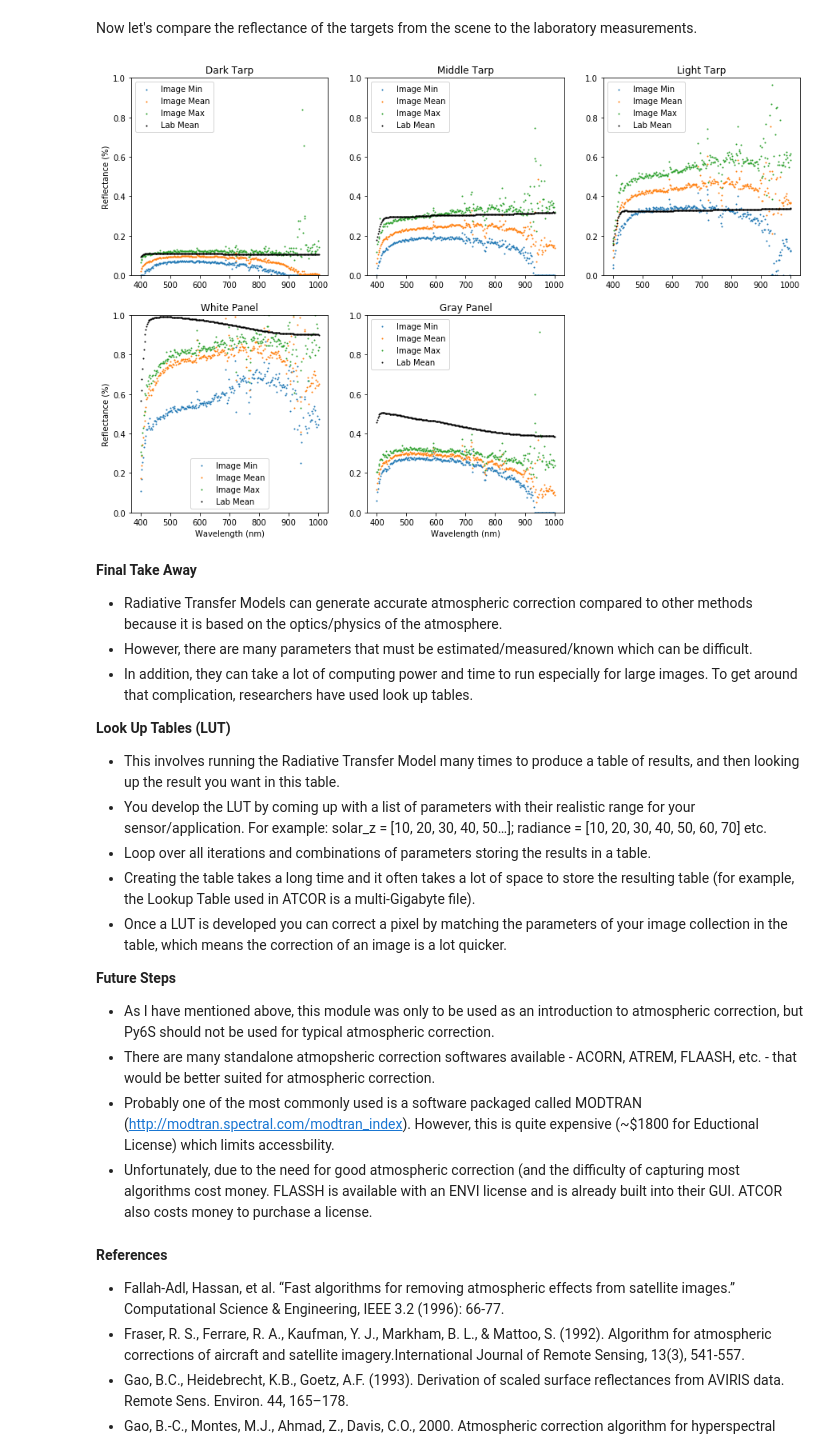
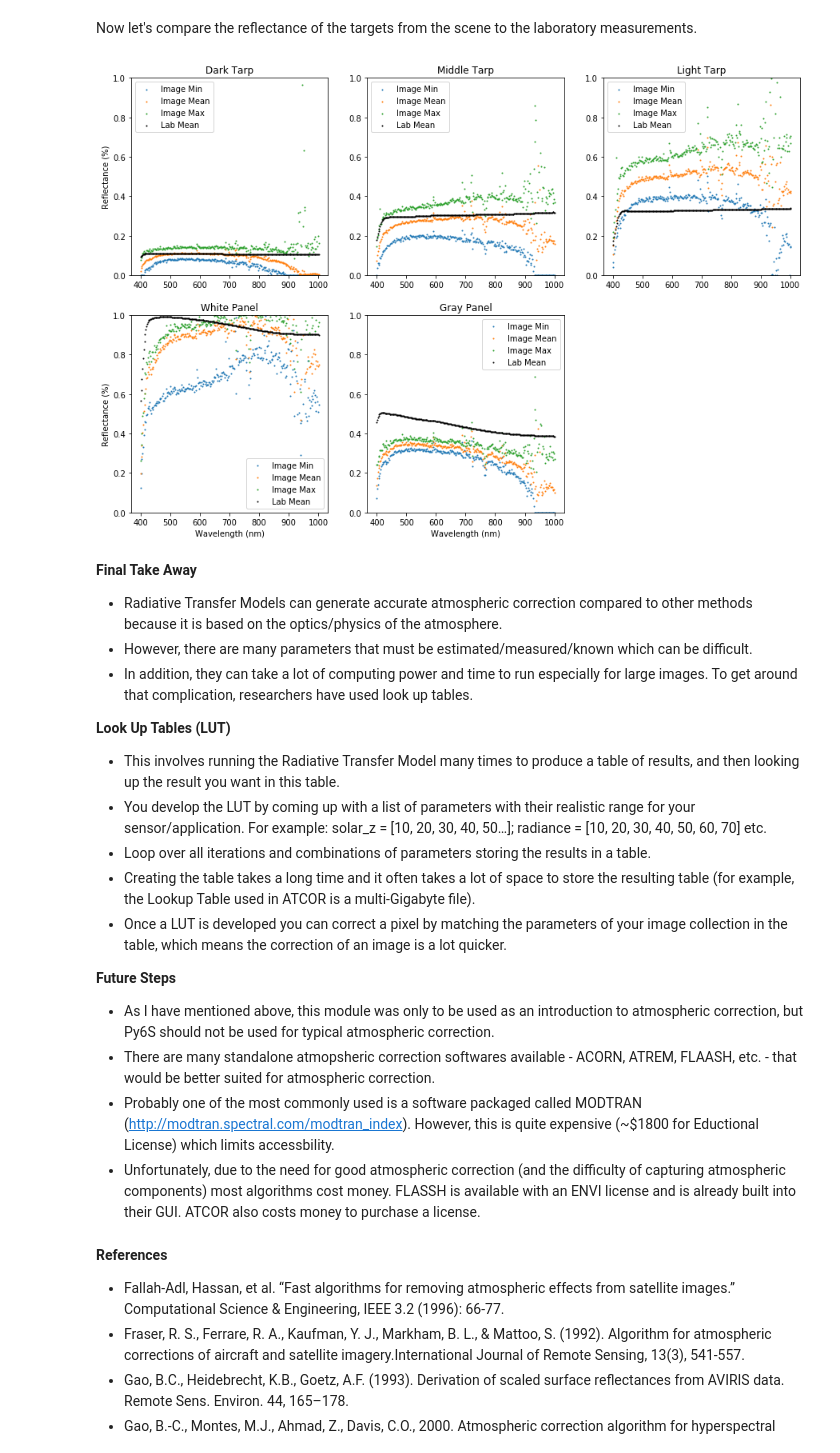
Before and after one commit to GatorSense/AtmosphericCorrectionIntroduction, a Jupyter notebook: 3. Radiative Transfer Models.ipynb, the cells around one changed output. Cells and saved outputs as stored; diff of their text form; code cells hidden in the pictures.

```diff
--- a/3. Radiative Transfer Models.ipynb
+++ b/3. Radiative Transfer Models.ipynb
@@ -234,8 +230,8 @@ for b in range(0,numBands):
     imgRef[:,:,b] = imgRad/(pix_total_rad[b]*0.1) # converting to W/m^2 from mW/cm^2
 # %%
 # Plot RGB of Reflectance Image and pull out some pixels
-x = [100,200,50]
-y = [75,250,25]
+x = [200, 50, 100]
+y = [100, 50, 190]
 plt.figure(figsize=(10,10))
 plt.imshow(imgRef[:,:, rgb_index]**(1/2)) # Applying Gamma Correction to brighten image
 for i in range(0,len(x)):
@@ -284,36 +281,36 @@ for i in range(0, indoorTargets2151.shape[0]):
 # Extracting pixels from scene for the 5 calibration targets (that we determined in Module 2)
 # We are going to extract the pixels for each target and calculate the min/mean/max
 insceneTargets = np.zeros((3, 5,numBands))
-left=[210,220,220,226,220]
-bottom=[60,130,185,260,340]
+left=[140,150,145,153,146]
+bottom=[60,120,185,260,340]
 width=[50,50,50,15,15]
 height=[40,40,30,30,30]
 for i in range(0,len(left)): #
     meshX, meshY = np.meshgrid(np.arange(bottom[i],bottom[i] + height[i]), np.arange(left[i],left[i] + width[i]))
     data = imgRef[meshX,meshY,:]
     dataFlat = np.transpose(np.reshape(data,(-1,len(wave))))
     insceneTargets[0,i,:] = np.amin(dataFlat,1)
     insceneTargets[1,i,:] = np.mean(dataFlat,1)
     insceneTargets[2,i,:] = np.amax(dataFlat,1)
 
 # Plotting Targets from Image with Lab Collected Targets
 labels = ['Dark Tarp','Middle Tarp','Light Tarp','White Panel','Gray Panel']
 plt.figure(figsize=(15,10))
 for i in range(0,len(left)): #
     plt.subplot(2,3,i+1)
     plt.scatter(wave,insceneTargets[0,i,:],s=1,label='Image Min')
     plt.scatter(wave,insceneTargets[1,i,:],s=1,label='Image Mean')
     plt.scatter(wave,insceneTargets[2,i,:],s=1,label='Image Max')
     plt.scatter(wave,indoorTargets[i,:],color='k',s=1,label='Lab Mean')
     plt.ylim(0,1)
     plt.title(labels[i])
     plt.legend()
     if i == 0 or i == 3:
         plt.ylabel('Reflectance (%)')
     if i == 3 or i == 4:
         plt.xlabel('Wavelength (nm)')
 # %% [output]
-[figure, old version]
+[figure, new version]
 # %% [markdown]
 **Final Take Away**
 * Radiative Transfer Models can generate accurate atmospheric correction compared to other methods because it is based on the optics/physics of the atmosphere.
@@ -331,7 +328,7 @@ for i in range(0,len(left)): #
 * As I have mentioned above, this module was only to be used as an introduction to atmospheric correction, but Py6S should not be used for typical atmospheric correction.
 * There are many standalone atmopsheric correction softwares available - ACORN, ATREM, FLAASH, etc. - that would be better suited for atmospheric correction.
 * Probably one of the most commonly used is a software packaged called MODTRAN (http://modtran.spectral.com/modtran_index). However, this is quite expensive (~$1800 for Eductional License) which limits accessbility.
-* Unfortunately, due to the need for good atmospheric correction (and the difficulty of capturing most algorithms cost money. FLASSH is available with an ENVI license and is already built into their GUI. ATCOR also costs money to purchase a license.
+* Unfortunately, due to the need for good atmospheric correction (and the difficulty of capturing atmospheric components) most algorithms cost money. FLASSH is available with an ENVI license and is already built into their GUI. ATCOR also costs money to purchase a license.
 # %% [markdown]
 **References**
 * Fallah-Adl, Hassan, et al. “Fast algorithms for removing atmospheric effects from satellite images.” Computational Science & Engineering, IEEE 3.2 (1996): 66-77.
```
Also changed, not shown: parts of 4 cells of this notebook, 6 other files.
